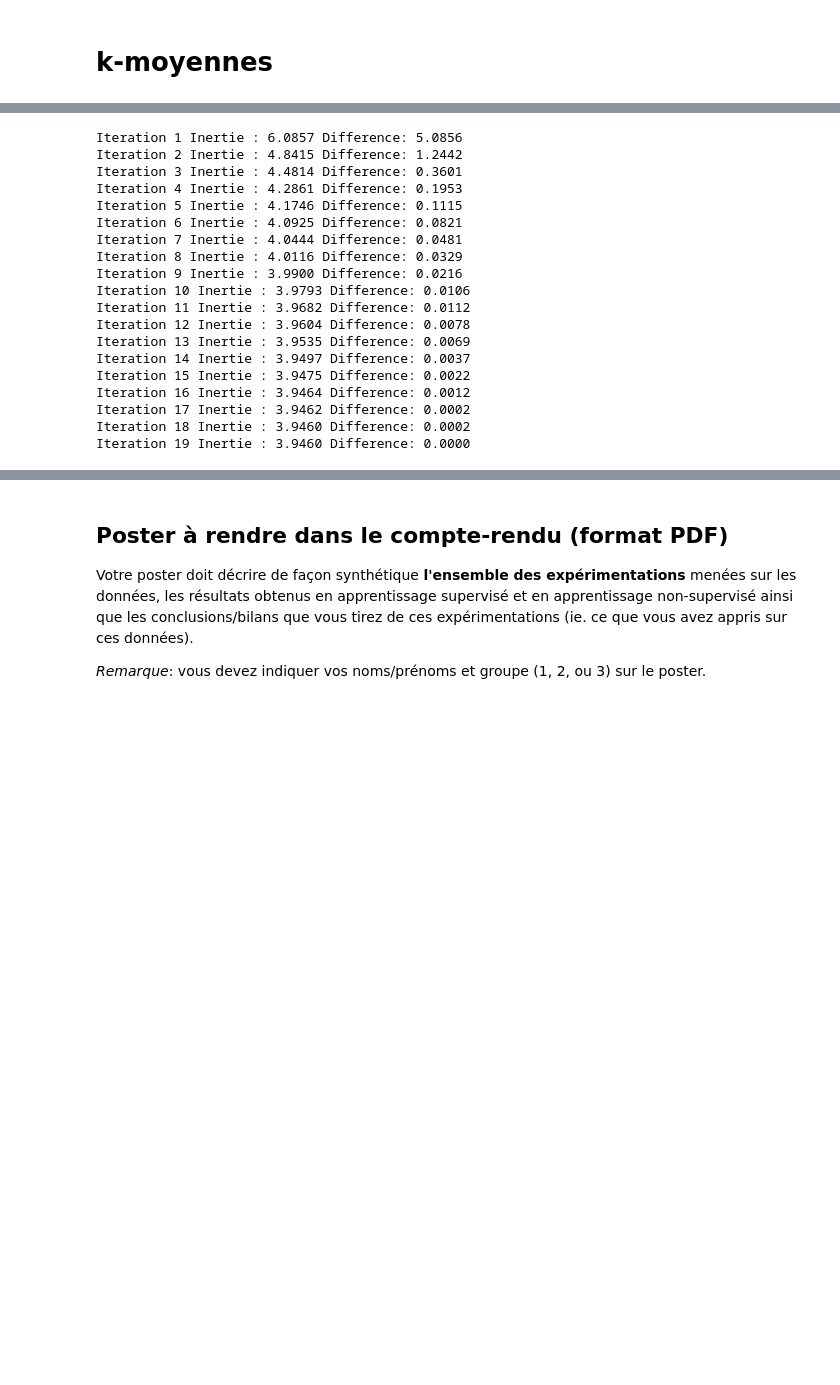
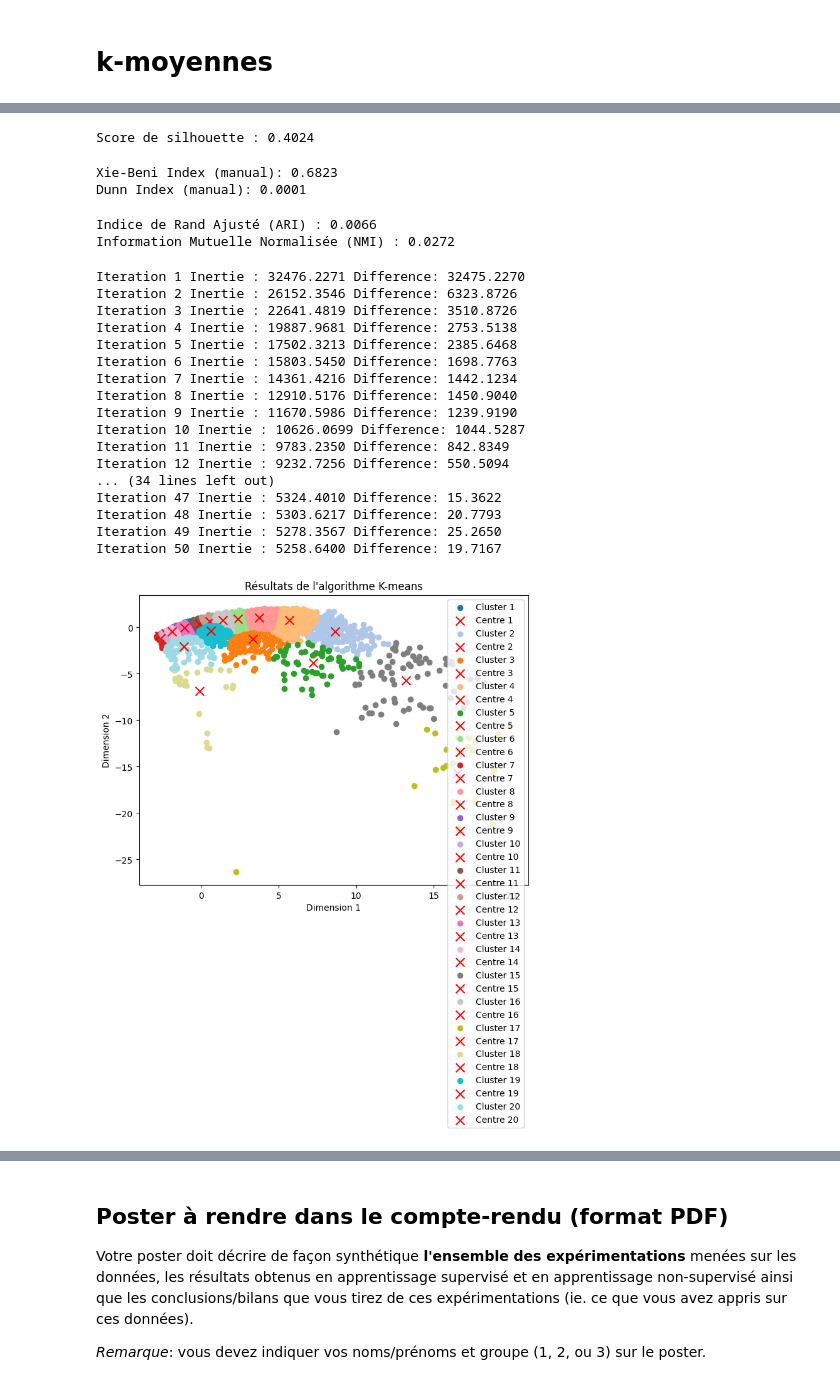
Before and after one commit to Antoine1903/Projets_Sorbonne_Universite, a Jupyter notebook: LU3IN026/miniprojet/projet-Zhang_Lecomte.ipynb, the cells around one changed output, grey strips where cells are left out. Saved outputs shown, nothing was run; the diff lists cells and outputs as text; code cells hidden in the pictures; blank space fills up the shorter version.

```diff
--- a/LU3IN026/miniprojet/projet-Zhang_Lecomte.ipynb
+++ b/LU3IN026/miniprojet/projet-Zhang_Lecomte.ipynb
@@ -4090,28 +4131,67 @@ clust.affiche_resultat(X_small, centroids, affectation)
+# %%
+from sklearn.metrics import silhouette_score
+
+# Restaurer l'identifiant de cluster pour chaque échantillon sous forme de tableau
+labels = np.zeros(len(X_df))
+for cluster_id, indices in affectation.items():
+    labels[indices] = cluster_id
+
+# Calcul du score de silhouette
+score = silhouette_score(X_df.values, labels)
+print(f"Score de silhouette : {score:.4f}")
+# %% [output]
+Score de silhouette : 0.4024
+# %%
+X_np = X_df.to_numpy()
+labels = labels.astype(int)
+xb = ev.xie_beni_index_manual(X_np, labels, centroids)
+dunn = ev.dunn_index_manual(X_np, labels)
+
+print(f"Xie-Beni Index (manual): {xb:.4f}")
+print(f"Dunn Index (manual): {dunn:.4f}")
+# %% [output]
+Xie-Beni Index (manual): 0.6823
+Dunn Index (manual): 0.0001
+# %%
+from sklearn.metrics import adjusted_rand_score, normalized_mutual_info_score
+
+y_true = newsgroups_df_neitoie['target'].values
+labels_small = labels         # labels doit déjà contenir 1000 éléments
+
+# Comparaison
+ari = adjusted_rand_score(y_true, labels_small)
+nmi = normalized_mutual_info_score(y_true, labels_small)
+
+print(f"Indice de Rand Ajusté (ARI) : {ari:.4f}")
+print(f"Information Mutuelle Normalisée (NMI) : {nmi:.4f}")
+# %% [output]
+Indice de Rand Ajusté (ARI) : 0.0066
+Information Mutuelle Normalisée (NMI) : 0.0272
 # %%
 # Définition des paramètres
 K = 20           # Nombre de clusters
 epsilon = 1e-4   # Seuil de convergence
 iter_max = 50    # Nombre maximum d'itérations
 
 # Exécution de l’algorithme k-means
-centroids, affectation = clust.kmoyennes(K, X_small, epsilon, iter_max)
+centroids, affectation = clust.kmoyennes(K, X_df, epsilon, iter_max)
+clust.affiche_resultat(X_df, centroids, affectation)
 # %% [output]
-Iteration 1 Inertie : 6.0857 Difference: 5.0856
-Iteration 2 Inertie : 4.8415 Difference: 1.2442
-Iteration 3 Inertie : 4.4814 Difference: 0.3601
-Iteration 4 Inertie : 4.2861 Difference: 0.1953
-Iteration 5 Inertie : 4.1746 Difference: 0.1115
-Iteration 6 Inertie : 4.0925 Difference: 0.0821
-Iteration 7 Inertie : 4.0444 Difference: 0.0481
-Iteration 8 Inertie : 4.0116 Difference: 0.0329
-Iteration 9 Inertie : 3.9900 Difference: 0.0216
-Iteration 10 Inertie : 3.9793 Difference: 0.0106
-Iteration 11 Inertie : 3.9682 Difference: 0.0112
-Iteration 12 Inertie : 3.9604 Difference: 0.0078
-Iteration 13 Inertie : 3.9535 Difference: 0.0069
-Iteration 14 Inertie : 3.9497 Difference: 0.0037
-Iteration 15 Inertie : 3.9475 Difference: 0.0022
-Iteration 16 Inertie : 3.9464 Difference: 0.0012
-Iteration 17 Inertie : 3.9462 Difference: 0.0002
-Iteration 18 Inertie : 3.9460 Difference: 0.0002
-Iteration 19 Inertie : 3.9460 Difference: 0.0000
+Iteration 1 Inertie : 32476.2271 Difference: 32475.2270
+Iteration 2 Inertie : 26152.3546 Difference: 6323.8726
+Iteration 3 Inertie : 22641.4819 Difference: 3510.8726
+Iteration 4 Inertie : 19887.9681 Difference: 2753.5138
+Iteration 5 Inertie : 17502.3213 Difference: 2385.6468
+Iteration 6 Inertie : 15803.5450 Difference: 1698.7763
+Iteration 7 Inertie : 14361.4216 Difference: 1442.1234
+Iteration 8 Inertie : 12910.5176 Difference: 1450.9040
+Iteration 9 Inertie : 11670.5986 Difference: 1239.9190
+Iteration 10 Inertie : 10626.0699 Difference: 1044.5287
+Iteration 11 Inertie : 9783.2350 Difference: 842.8349
+Iteration 12 Inertie : 9232.7256 Difference: 550.5094
+... (34 lines left out)
+Iteration 47 Inertie : 5324.4010 Difference: 15.3622
+Iteration 48 Inertie : 5303.6217 Difference: 20.7793
+Iteration 49 Inertie : 5278.3567 Difference: 25.2650
+Iteration 50 Inertie : 5258.6400 Difference: 19.7167
+[figure, added]
```
Also changed, not shown: parts of 17 cells of this notebook.
